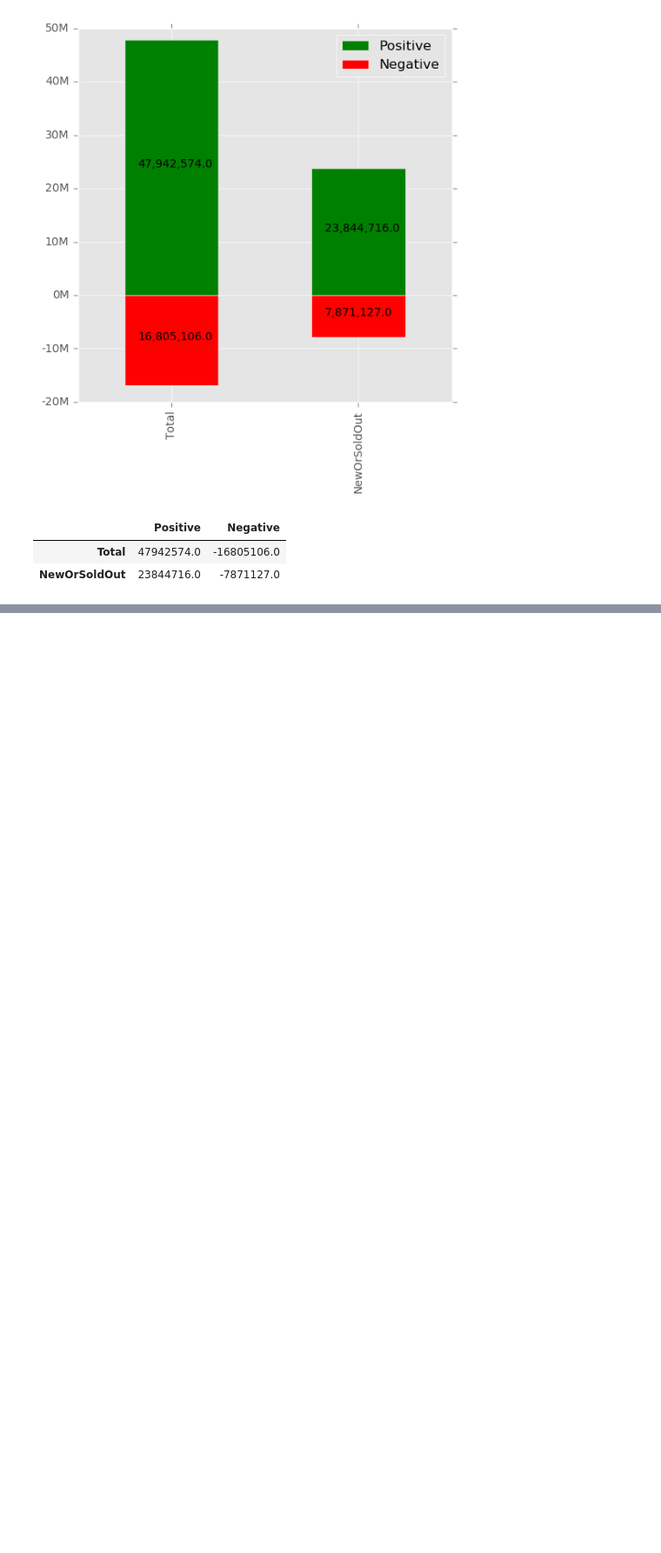
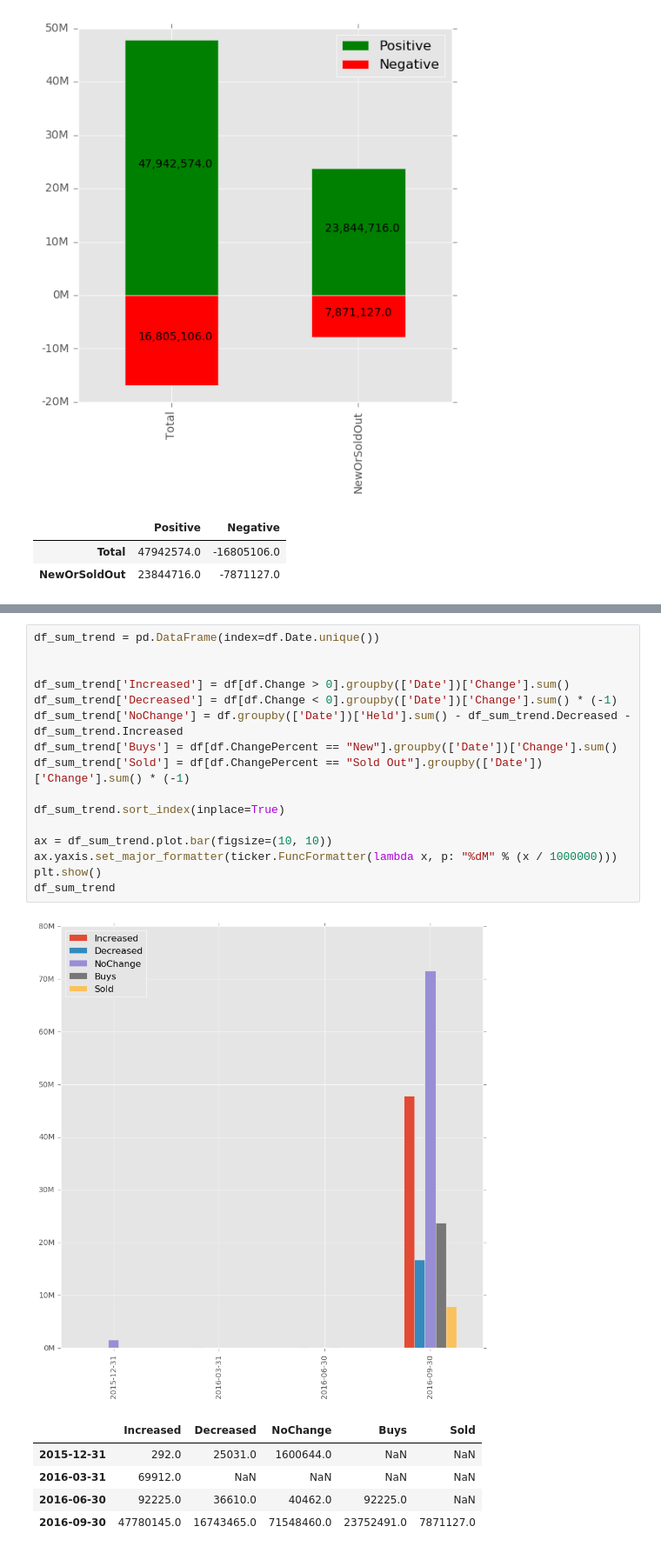
Before and after one commit to alekseystryukov/notebooks, a Jupyter notebook: InstitutionalInvesting.ipynb, the cells around one changed output, grey strips where cells are left out. Shown at 87% size. Drawn from its saved outputs; the diff is of its cells as text; blank space fills up the shorter version.

```diff
--- a/InstitutionalInvesting.ipynb
+++ b/InstitutionalInvesting.ipynb
@@ -213,0 +258,23 @@ new_sold_df
+# %%
+df_sum_trend = pd.DataFrame(index=df.Date.unique())
+
+
+df_sum_trend['Increased'] = df[df.Change > 0].groupby(['Date'])['Change'].sum()
+df_sum_trend['Decreased'] = df[df.Change < 0].groupby(['Date'])['Change'].sum() * (-1)
+df_sum_trend['NoChange'] = df.groupby(['Date'])['Held'].sum() - df_sum_trend.Decreased - df_sum_trend.Increased
+df_sum_trend['Buys'] = df[df.ChangePercent == "New"].groupby(['Date'])['Change'].sum()
+df_sum_trend['Sold'] = df[df.ChangePercent == "Sold Out"].groupby(['Date'])['Change'].sum() * (-1)
+
+df_sum_trend.sort_index(inplace=True)
+
+ax = df_sum_trend.plot.bar(figsize=(10, 10))
+ax.yaxis.set_major_formatter(ticker.FuncFormatter(lambda x, p: "%dM" % (x / 1000000)))
+plt.show()
+df_sum_trend
+# %% [output]
+[figure, added]
+|  | Increased | Decreased | NoChange | Buys | Sold |
+| 2015-12-31 | 292.0 | 25031.0 | 1600644.0 | NaN | NaN |
+| 2016-03-31 | 69912.0 | NaN | NaN | NaN | NaN |
+| 2016-06-30 | 92225.0 | 36610.0 | 40462.0 | 92225.0 | NaN |
+| 2016-09-30 | 47780145.0 | 16743465.0 | 71548460.0 | 23752491.0 | 7871127.0 |
```
Also changed, not shown: parts of 7 cells of this notebook.
